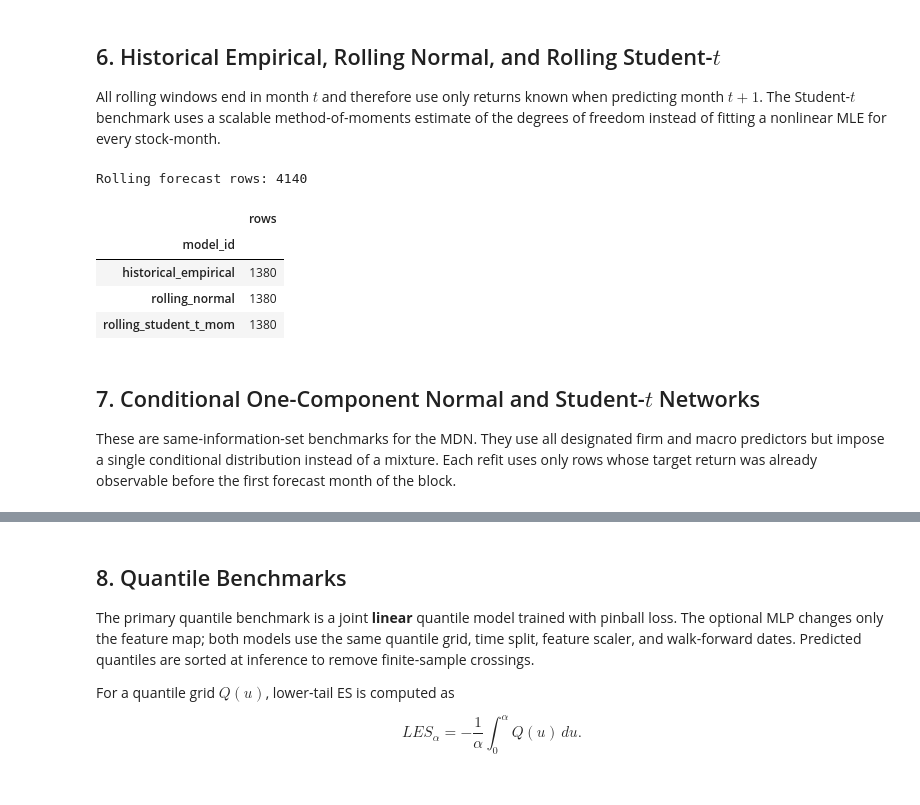
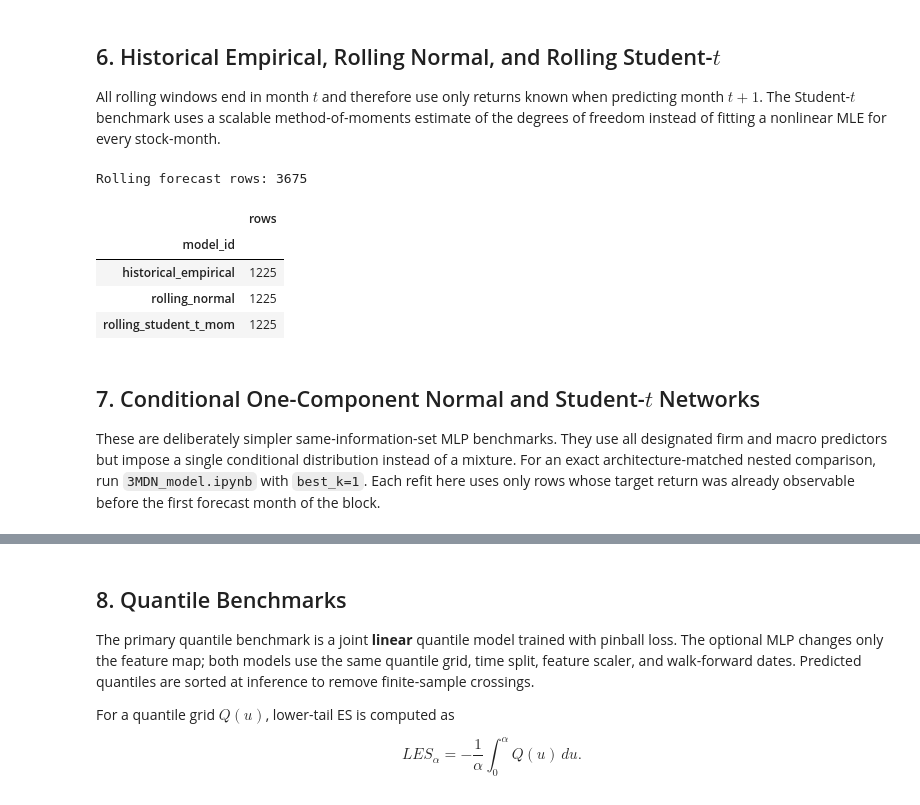
Before and after one commit to damonuc/PricingTailRisk_MDN, a Jupyter notebook: 2Baseline_model.ipynb, the cells around one changed output, grey strips where cells are left out. Cells and saved outputs as stored; diff of their text form; code cells hidden in the pictures.

```diff
--- a/2Baseline_model.ipynb
+++ b/2Baseline_model.ipynb
@@ -367,14 +562,18 @@ def run_rolling_distribution_baselines(panel: pd.DataFrame) -> pd.DataFrame:
     for _, stock_df in tqdm(grouped, total=panel[ID_COL].nunique(), desc='Rolling baselines'):
         stock_df = stock_df.sort_values(DATE_COL).reset_index(drop=True)
         stock_returns = stock_df[CURRENT_RETURN_COL].to_numpy(dtype=float)
+        stock_dates = pd.to_datetime(stock_df[DATE_COL]).to_numpy()
 
         for position, row in stock_df.iterrows():
             forecast_date = row[DATE_COL]
             if forecast_date < OOS_START or forecast_date > OOS_END:
                 continue
 
-            history_start = max(0, position - HISTORY_WINDOW_MONTHS + 1)
-            history = stock_returns[history_start:position + 1]
+            history_start_date = forecast_date - pd.offsets.MonthEnd(HISTORY_WINDOW_MONTHS - 1)
+            history_mask = (stock_dates >= np.datetime64(history_start_date)) & (
+                stock_dates <= np.datetime64(forecast_date)
+            )
+            history = stock_returns[history_mask]
             history = history[np.isfinite(history)]
             if len(history) < MIN_HISTORY_MONTHS:
                 continue
@@ -411,41 +610,41 @@ def run_rolling_distribution_baselines(panel: pd.DataFrame) -> pd.DataFrame:
 
             # Rolling Student-t by moments
             t_loc, t_scale, t_nu, t_vol = rolling_t_parameters(history)
             student_tail_values = {
                 alpha: student_var_and_loss_es(alpha, t_loc, t_scale, t_nu)
                 for alpha in ALPHAS
             }
             student_row = base_forecast_row(row, 'rolling_student_t_mom')
             student_row.update({
                 'pred_mean': t_loc,
                 'pred_vol': t_vol,
                 'history_n': int(len(history)),
                 'loc': t_loc,
                 'scale': t_scale,
                 'nu': t_nu,
             })
             output_rows.append(add_tail_statistics(student_row, student_tail_values))
 
     return pd.DataFrame(output_rows) if output_rows else empty_forecast_frame()
 
 if RUN_HISTORICAL_BASELINES:
     rolling_forecasts = run_rolling_distribution_baselines(panel_df)
 else:
     rolling_forecasts = empty_forecast_frame()
 
 print('Rolling forecast rows:', len(rolling_forecasts))
 display(rolling_forecasts.groupby('model_id').size().rename('rows').to_frame())
 # %% [output]
-Rolling forecast rows: 4140
+Rolling forecast rows: 3675
 |  | rows |
 | model_id |  |
-| historical_empirical | 1380 |
-| rolling_normal | 1380 |
-| rolling_student_t_mom | 1380 |
+| historical_empirical | 1225 |
+| rolling_normal | 1225 |
+| rolling_student_t_mom | 1225 |
 # %% [markdown]
 ## 7. Conditional One-Component Normal and Student-$t$ Networks
 
-These are same-information-set benchmarks for the MDN. They use all designated firm and macro predictors but impose a single conditional distribution instead of a mixture. Each refit uses only rows whose target return was already observable before the first forecast month of the block.
+These are deliberately simpler same-information-set MLP benchmarks. They use all designated firm and macro predictors but impose a single conditional distribution instead of a mixture. For an exact architecture-matched nested comparison, run `3MDN_model.ipynb` with `best_k=1`. Each refit here uses only rows whose target return was already observable before the first forecast month of the block.
 # %%
 class ConditionalDistributionNet(nn.Module):
     def __init__(
```
Also changed, not shown: parts of 13 cells of this notebook, 1 other file.
